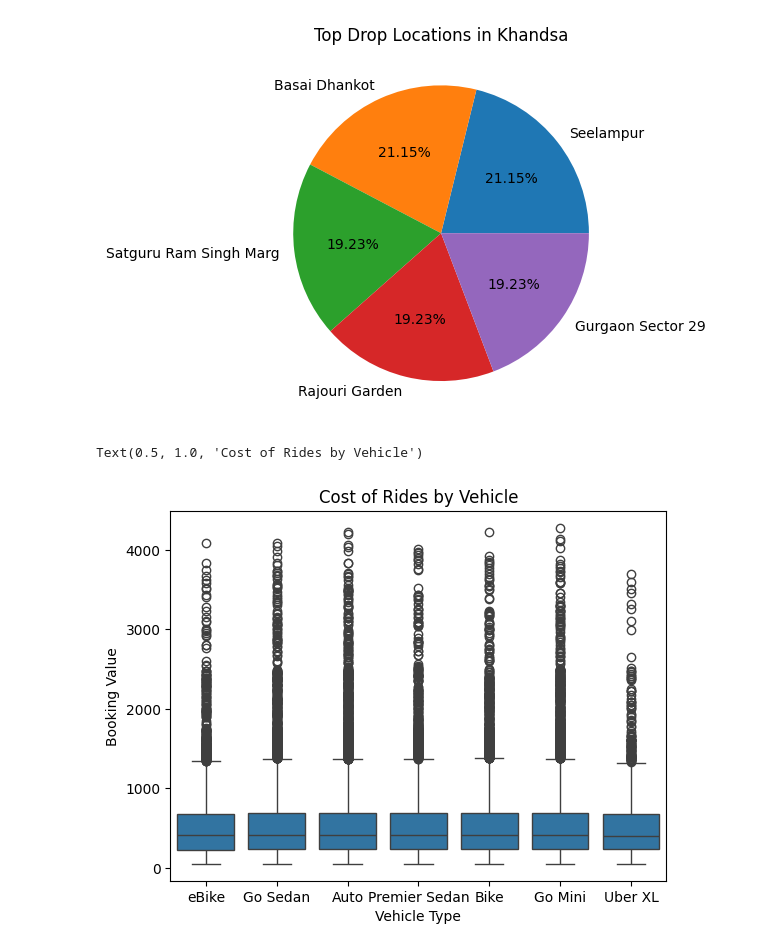
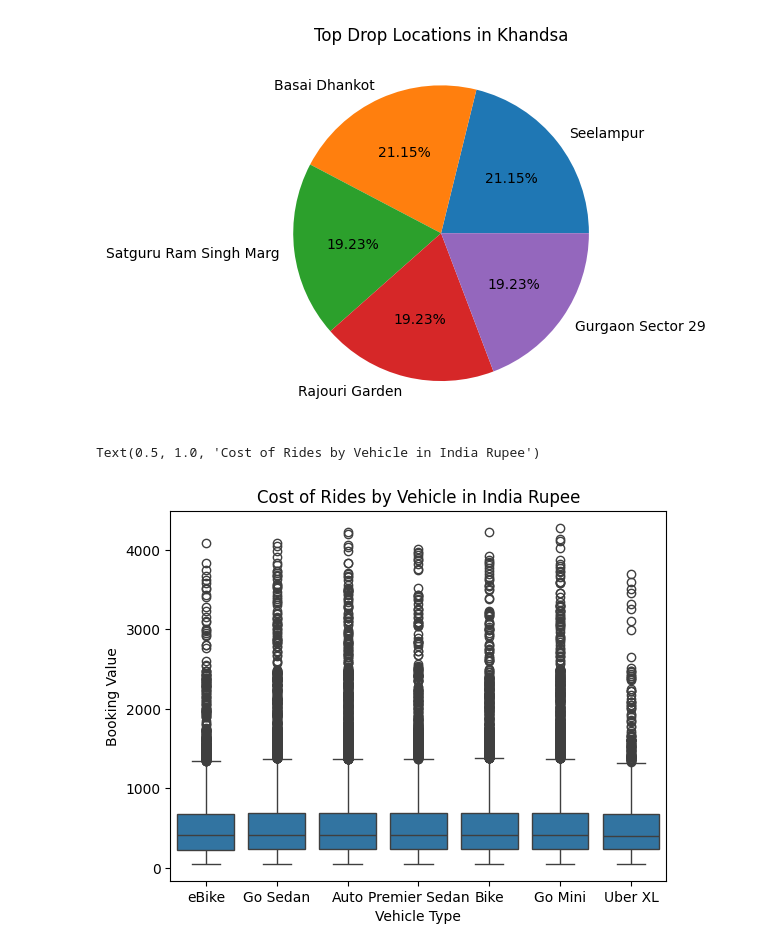
Before and after one commit to build-summer-2025/async-final-project-purple-ruion, a Jupyter notebook: final_project_example.ipynb, the cells around one changed output. Drawn from its saved outputs; the diff is of its cells as text; code cells hidden in the pictures.

```diff
--- a/final_project_example.ipynb
+++ b/final_project_example.ipynb
@@ -171,7 +171,7 @@ Text(0.5, 1.0, 'Top Drop Locations in Khandsa')
 # %%
 #q10
 sns.boxplot(x='Vehicle Type', y='Booking Value', data=uber_df)
-plt.title('Cost of Rides by Vehicle')
+plt.title('Cost of Rides by Vehicle in India Rupee')
 # %% [output]
-Text(0.5, 1.0, 'Cost of Rides by Vehicle')
+Text(0.5, 1.0, 'Cost of Rides by Vehicle in India Rupee')
-[figure, old version]
+[figure, new version]
```
